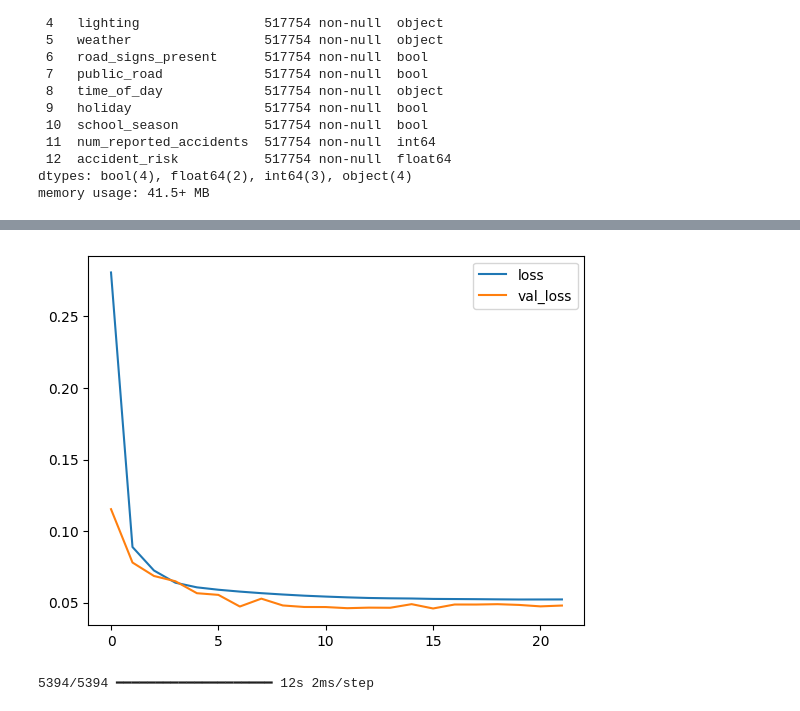
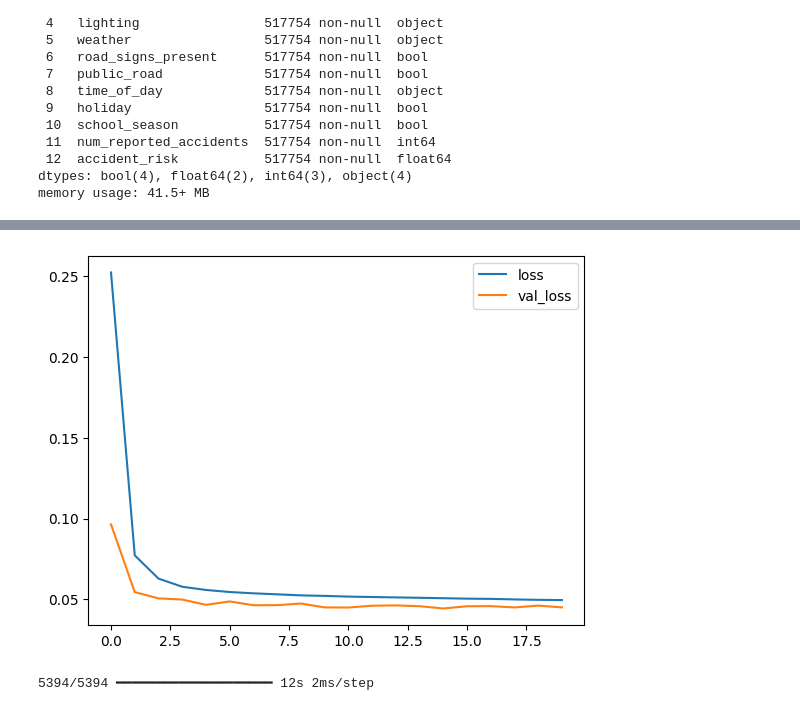
Before and after one commit to DarshanaHeendeniya/ML_Learning, a Jupyter notebook: AccidentRiskPredictionNeuralNetworks.ipynb, the cells around one changed output, grey strips where cells are left out. Cells and saved outputs as stored; diff of their text form; code cells hidden in the pictures.

```diff
--- a/AccidentRiskPredictionNeuralNetworks.ipynb
+++ b/AccidentRiskPredictionNeuralNetworks.ipynb
@@ -148,19 +148,19 @@ df_X_val.columns = df_X_val.columns.astype(str)
 # %%
 # Creating a neural network
 model = keras.Sequential([
-    layers.Dense(512, activation = 'relu', input_shape = [df_X_train.shape[1]]),
+    layers.Dense(512, activation = 'swish', input_shape = [df_X_train.shape[1]]),
     layers.Dropout(0.3),
     layers.BatchNormalization(),
-    layers.Dense(256, activation = 'relu'),
+    layers.Dense(256, activation = 'swish'),
     layers.Dropout(0.3),
     layers.BatchNormalization(),
-    layers.Dense(128, activation = 'relu'),
+    layers.Dense(128, activation = 'swish'),
     layers.Dropout(0.3),
     layers.BatchNormalization(),
-    layers.Dense(64, activation = 'relu'),
+    layers.Dense(64, activation = 'swish'),
     layers.Dropout(0.3),
     layers.BatchNormalization(),
-    layers.Dense(32, activation = 'relu'),
+    layers.Dense(32, activation = 'swish'),
     layers.Dropout(0.3),
     layers.BatchNormalization(),
     layers.Dense(1)
@@ -183,4 +183,4 @@ Minimum validation loss: 0.0459
-[figure, old version]
+[figure, new version]
 # %%
 # Preprocessing test data
 
```
Also changed, not shown: parts of 1 cell of this notebook.
